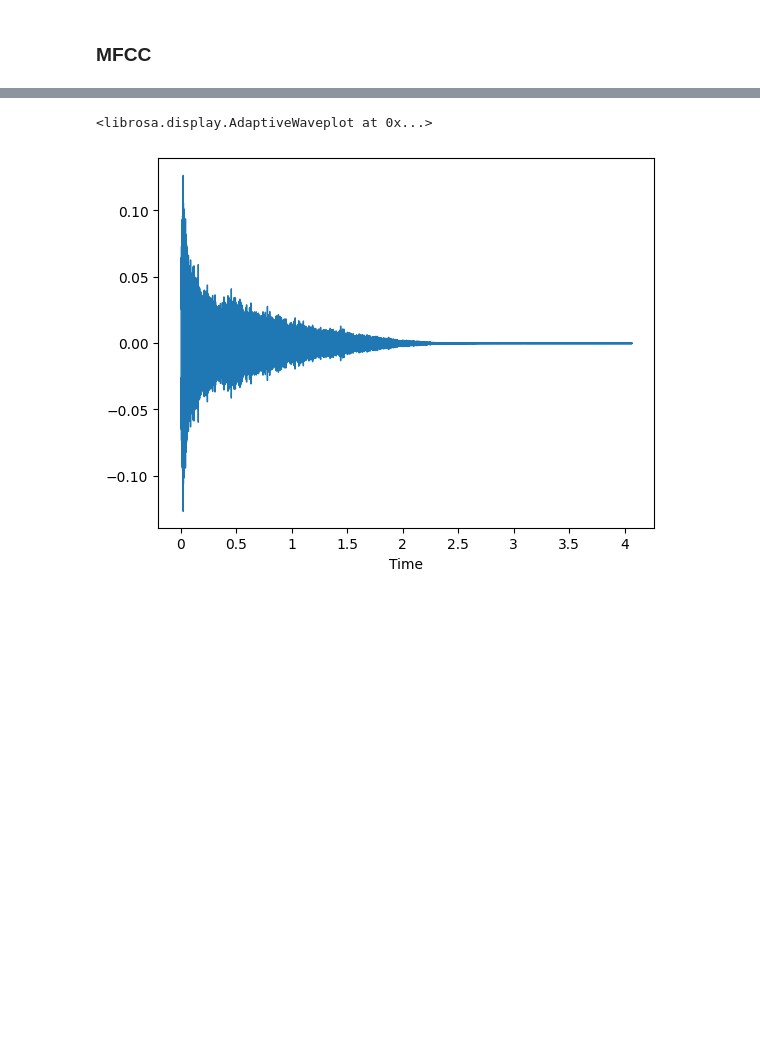
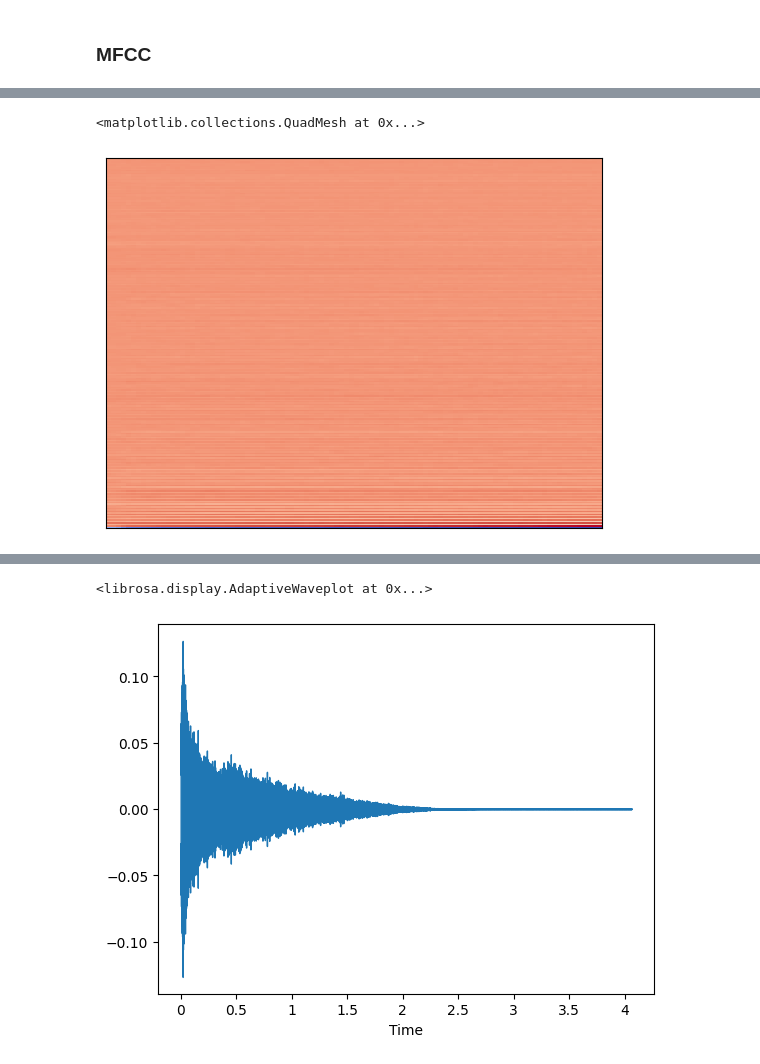
Before and after one commit to PatrikBacko/Bachelor_thesis-Electronic_music, a Jupyter notebook: scripts/librosa_tests/librosa_test.ipynb, the cells around one changed output, grey strips where cells are left out. Drawn from its saved outputs; the diff is of its cells as text; code cells hidden in the pictures; blank space fills up the shorter version.

```diff
--- a/scripts/librosa_tests/librosa_test.ipynb
+++ b/scripts/librosa_tests/librosa_test.ipynb
@@ -68,2 +70,14 @@ plt.show()
+# %%
+def pad_or_trim(mfcc, length = 100):
+    if mfcc.shape[1] > length:
+        return mfcc[:,:length]
+    else:
+        return np.pad(mfcc, ((0,0),(0,length-mfcc.shape[1])), constant_values = -1.5)
+
+mfcc_features = pad_or_trim(mfcc_features, 100)
+lb.display.specshow(mfcc_features, sr=wave_info.samplerate)
+# %% [output]
+<matplotlib.collections.QuadMesh at 0x...>
+[figure, added]
 # %%
 #from mfcc features to audio
```
Also changed, not shown: parts of 6 cells of this notebook, 2 other files.
